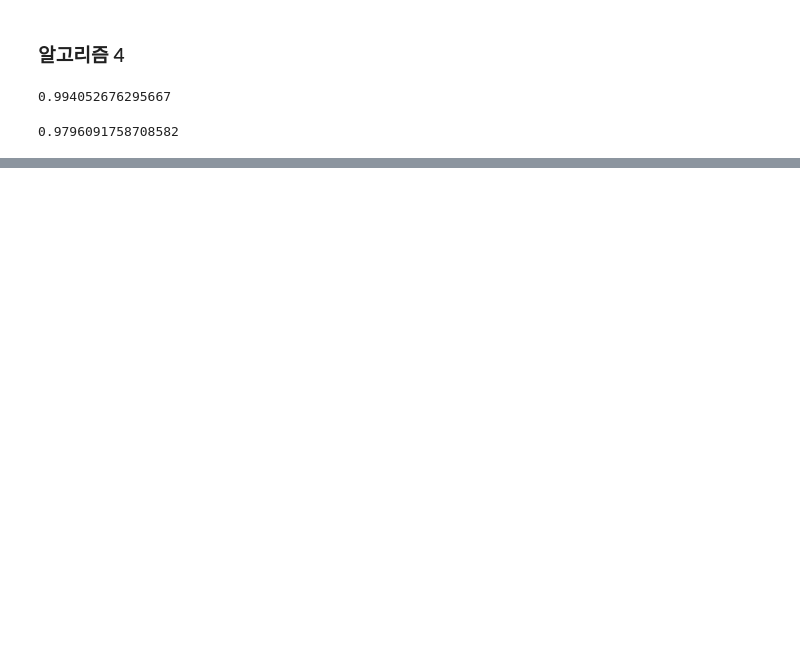
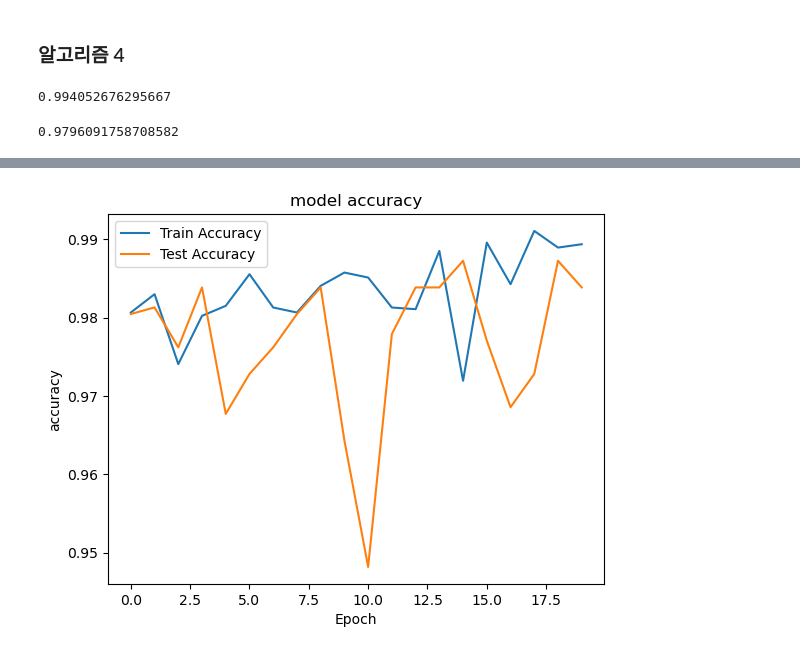
Before and after one commit to Leon-real/Study, a Jupyter notebook: 10.etc/HAR/jupyter/2.Modeling.ipynb, the cells around one changed output, grey strips where cells are left out. Cells and saved outputs as stored; diff of their text form; code cells hidden in the pictures; blank space fills up the shorter version.

```diff
--- a/10.etc/HAR/jupyter/2.Modeling.ipynb
+++ b/10.etc/HAR/jupyter/2.Modeling.ipynb
@@ -149,19 +149,19 @@ from sklearn.preprocessing import LabelEncoder
 label_encoder = LabelEncoder()
 y_encoded = label_encoder.fit_transform(y)
 
-x_train, x_valid, y_train, y_valid = train_test_split(X, y_encoded, test_size=0.2, random_state=42)
+x_train_e, x_valid_e, y_train_e, y_valid_e = train_test_split(X, y_encoded, test_size=0.2, random_state=42)
 
 xg = XGBClassifier()
 
-xg.fit(x_train, y_train)
-xg.score(x_valid, y_valid)
+xg.fit(x_train_e, y_train_e)
+xg.score(x_valid_e, y_valid_e)
 # %% [output]
 0.994052676295667
 # %%
 # feature importance 높은것만 뽑아서 돌림
 xg = XGBClassifier()
-xg.fit(x_train[feature_cols_lists], y_train)
+xg.fit(x_train_e[feature_cols_lists], y_train_e)
 
-xg.score(x_valid[feature_cols_lists], y_valid)
+xg.score(x_valid_e[feature_cols_lists], y_valid_e)
 # %% [output]
 0.9796091758708582
@@ -167,0 +178,11 @@ xg.score(x_valid[feature_cols_lists], y_valid)
+# %%
+model = Sequential()
+model.add(Dense(256, input_shape=(x_train.shape[1],), activation='swish'))
+model.add(Dense(128, activation='swish'))
+model.add(Dense(64, activation='swish'))
+model.add(Dense(32, activation='swish'))
+model.add(Dense(len(set(y_train_e)), activation='softmax'))
+
+model.compile(optimizer='adam', loss='sparse_categorical_crossentropy', metrics=['accuracy'])
+# %%
+history = model.fit(x_train_e, y_train_e, epochs=20, batch_size=32, validation_data=(x_valid_e, y_valid_e))
@@ -167,0 +215,10 @@ xg.score(x_valid[feature_cols_lists], y_valid)
+# %%
+plt.plot(history.history['accuracy'])
+plt.plot(history.history['val_accuracy'])
+plt.title('model accuracy')
+plt.ylabel('accuracy')
+plt.xlabel('Epoch')
+plt.legend(['Train Accuracy', 'Test Accuracy'], loc='upper left')
+plt.show()
+# %% [output]
+[figure, added]
```
Also changed, not shown: parts of 8 cells of this notebook.
